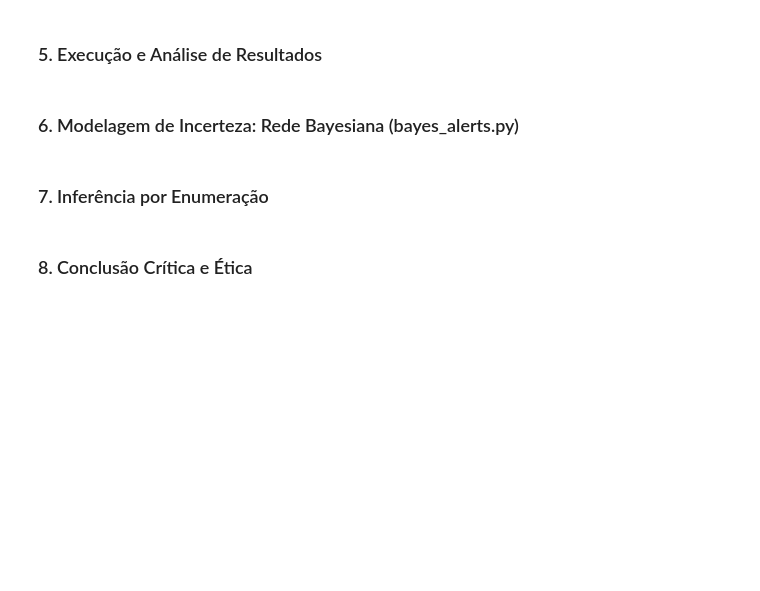
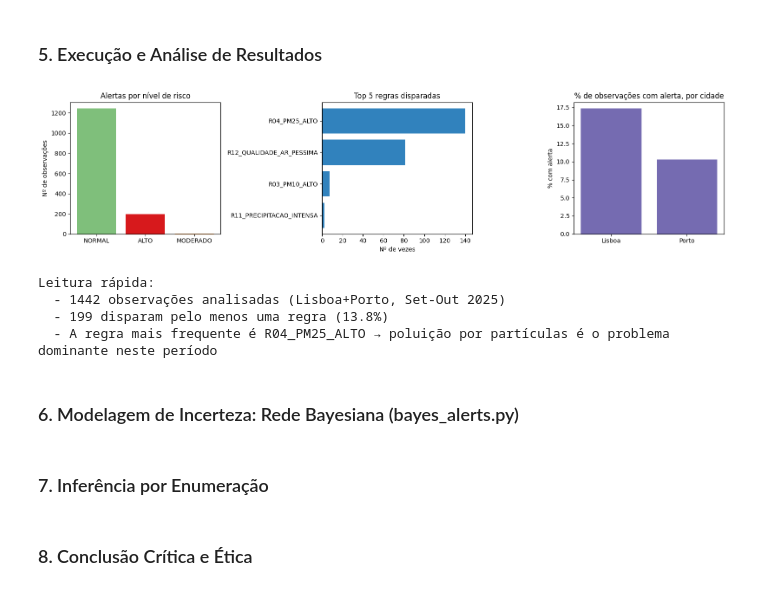
Before and after one commit to FederEx18/IIA_Project, a Jupyter notebook: Module_1/dev.ipynb, the cells around one changed output. Cells and saved outputs as stored; diff of their text form; code cells hidden in the pictures; blank space fills up the shorter version.

```diff
--- a/Module_1/dev.ipynb
+++ b/Module_1/dev.ipynb
@@ -283,5 +338,55 @@ Por nível de risco:
 =============================================
 # %% [markdown]
 ### 5. Execução e Análise de Resultados
+# %%
+import matplotlib.pyplot as plt
+
+# rules_output já foi carregado na célula anterior
+
+fig, axes = plt.subplots(1, 3, figsize=(16, 4))
+
+# 1. Distribuição por nível de risco
+risco_counts = rules_output["risco"].value_counts()
+cores = {"NORMAL": "#7fbf7b", "MODERADO": "#fdae61", "ALTO": "#d7191c"}
+axes[0].bar(risco_counts.index, risco_counts.values,
+            color=[cores.get(r, "gray") for r in risco_counts.index])
+axes[0].set_title("Alertas por nível de risco")
+axes[0].set_ylabel("Nº de observações")
+
+# 2. Top 5 regras mais disparadas
+todas = []
+for r in rules_output["regras"].dropna():
+    if r:
+        todas.extend(r.split(", "))
+top = pd.Series(todas).value_counts().head(5)
+axes[1].barh(top.index[::-1], top.values[::-1], color="#3182bd")
+axes[1].set_title("Top 5 regras disparadas")
+axes[1].set_xlabel("Nº de vezes")
+
+# 3. % de alertas por cidade
+por_cidade = rules_output.groupby("cidade")["n_alertas"].apply(lambda s: (s > 0).sum())
+total_cidade = rules_output.groupby("cidade").size()
+pct = (por_cidade / total_cidade * 100).sort_values(ascending=False)
+axes[2].bar(pct.index, pct.values, color="#756bb1")
+axes[2].set_title("% de observações com alerta, por cidade")
+axes[2].set_ylabel("% com alerta")
+
+plt.tight_layout()
+plt.show()
+
+# Leitura curta
+total = len(rules_output)
+com_alerta = (rules_output["n_alertas"] > 0).sum()
+top_regra = pd.Series(todas).value_counts().idxmax()
+print(f"\nLeitura rápida:")
+print(f"  - {total} observações analisadas (Lisboa+Porto, Set-Out 2025)")
+print(f"  - {com_alerta} disparam pelo menos uma regra ({com_alerta/total*100:.1f}%)")
+print(f"  - A regra mais frequente é {top_regra} → poluição por partículas é o problema dominante neste período")
+# %% [output]
+[figure, added]
+Leitura rápida:
+  - 1442 observações analisadas (Lisboa+Porto, Set-Out 2025)
+  - 199 disparam pelo menos uma regra (13.8%)
+  - A regra mais frequente é R04_PM25_ALTO → poluição por partículas é o problema dominante neste período
 # %% [markdown]
 ### 6. Modelagem de Incerteza: Rede Bayesiana (bayes_alerts.py)
```
Also changed, not shown: parts of 13 cells of this notebook, 6 other files.
